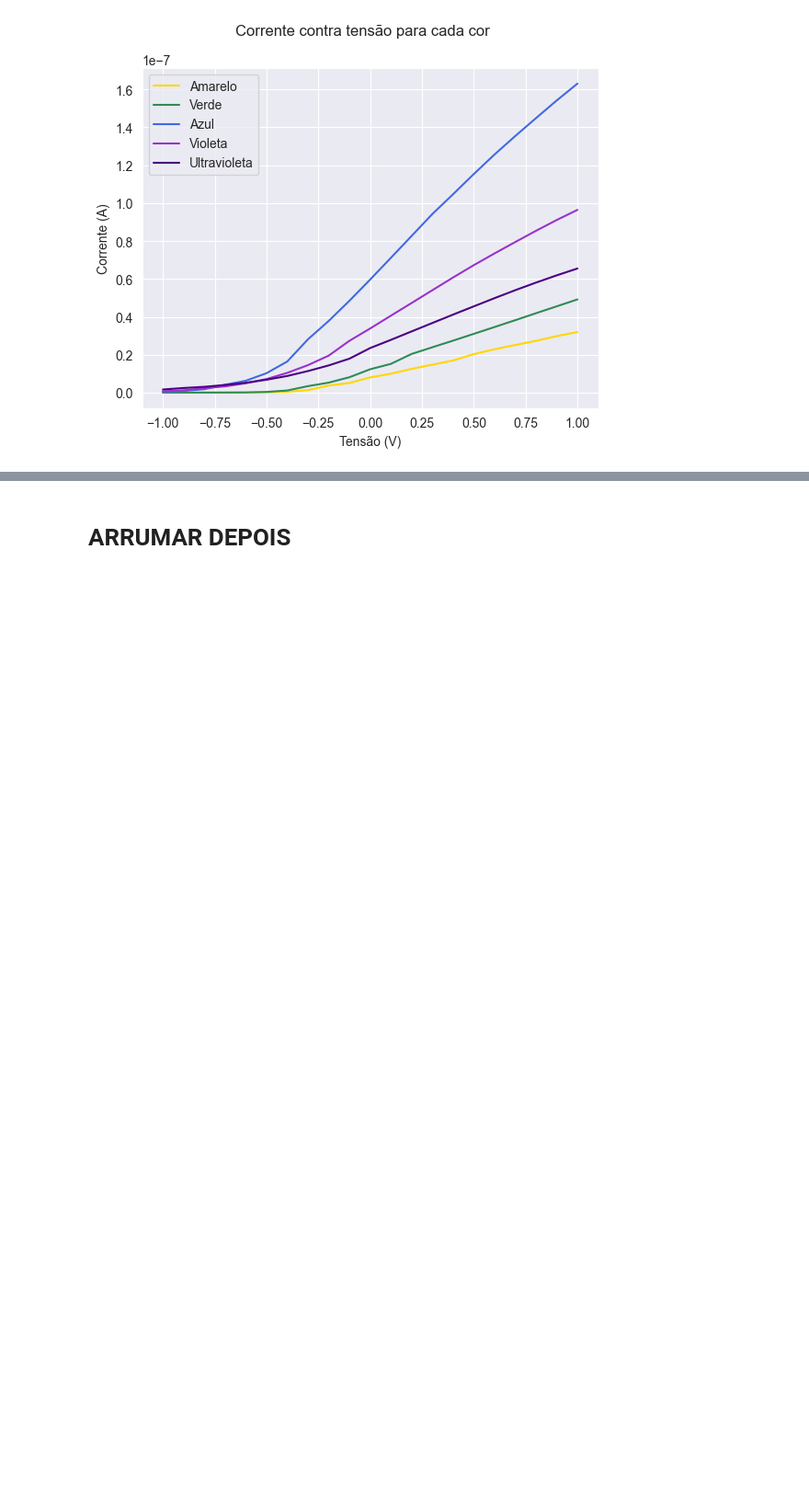
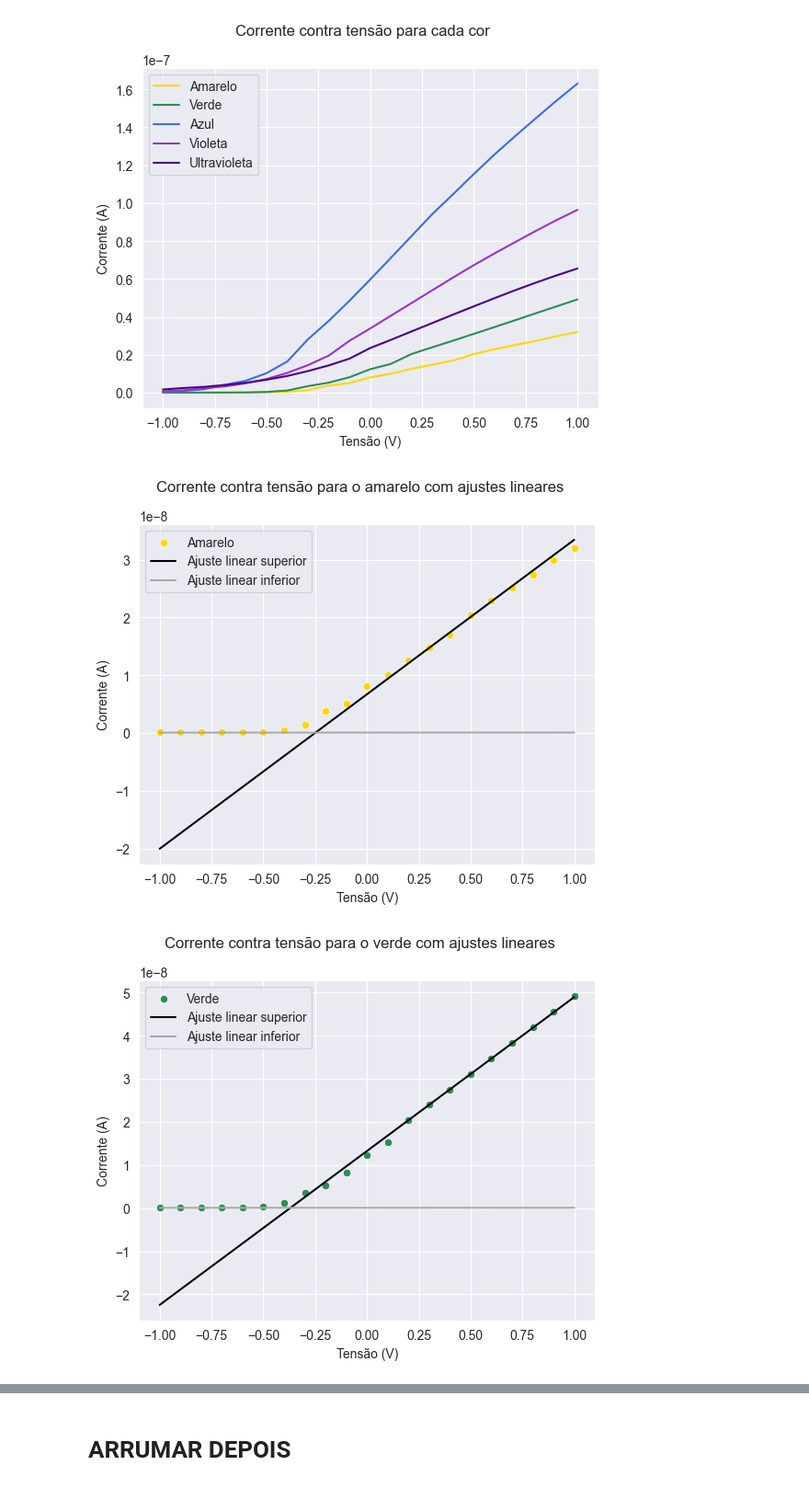
Before and after one commit to desenfados-digitais/lab_V, a Jupyter notebook: Exp1/analise.ipynb, the cells around one changed output, grey strips where cells are left out. Shown at 92% size. Cells and saved outputs as stored; diff of their text form; code cells hidden in the pictures; blank space fills up the shorter version.

```diff
--- a/Exp1/analise.ipynb
+++ b/Exp1/analise.ipynb
@@ -322,3 +322,51 @@ plt.savefig('plots/cores_zoom.png')
 plt.show()
 # %% [output]
 [figure]
+# %%
+cores_superior = []
+
+cores_inferior = []
+
+for df in l_Cores:
+    cores_superior.append(df[(df['V'] >= 0.25) & (df['V'] <= .75)])
+    cores_inferior.append(df[(df['V'] <= -0.75)])
+# %%
+fit_superior = []
+fit_inferior= []
+
+cov_superior = []
+cov_inferior = []
+
+for df1, df2 in zip(cores_superior, cores_inferior):
+    fit1, cov1 = scp.curve_fit(lfunc, df1['V'], df1['i'], sigma=df1['si'], absolute_sigma=True)
+    fit2, cov2 = scp.curve_fit(lfunc, df2['V'], df2['i'], sigma=df2['si'], absolute_sigma=True)
+
+    fit_superior.append(fit1)
+    fit_inferior.append(fit2)
+
+    cov_superior.append(cov1)
+    cov_inferior.append(cov2)
+# %%
+for df, cor, nome, fit1, fit2 in zip(l_Cores, paleta, nomes, fit_superior, fit_inferior):
+
+    delta = 1
+
+    x = df[(df['V'] >= -delta) & (df['V'] <= 1)]['V']
+    y = df[(df['V'] >= -delta) & (df['V'] <= 1)]['i']
+
+    sns.scatterplot(x=x, y=y, color=cor, label=nome)
+
+    sns.lineplot(x=x, y=lfunc(x, *fit1), color='black', label='Ajuste linear superior')
+    sns.lineplot(x=x, y=lfunc(x, *fit2), color='darkgrey', label='Ajuste linear inferior')
+
+    plt.xlabel("Tensão (V)")
+    plt.ylabel('Corrente (A)')
+
+    plt.suptitle(f'Corrente contra tensão para o {nome.lower()} com ajustes lineares')
+
+
+    #plt.savefig('plots/cores_zoom.png')
+    plt.show()
+# %% [output]
+[figure, added]
+[figure, added]
```
Also changed, not shown: parts of 6 cells of this notebook, 16 other files.
